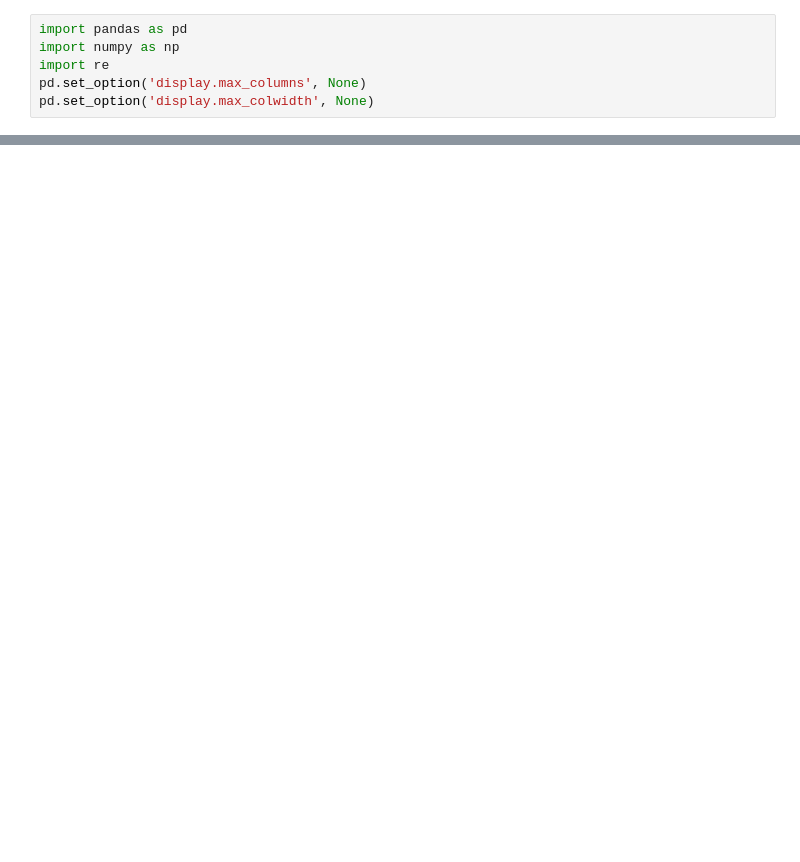
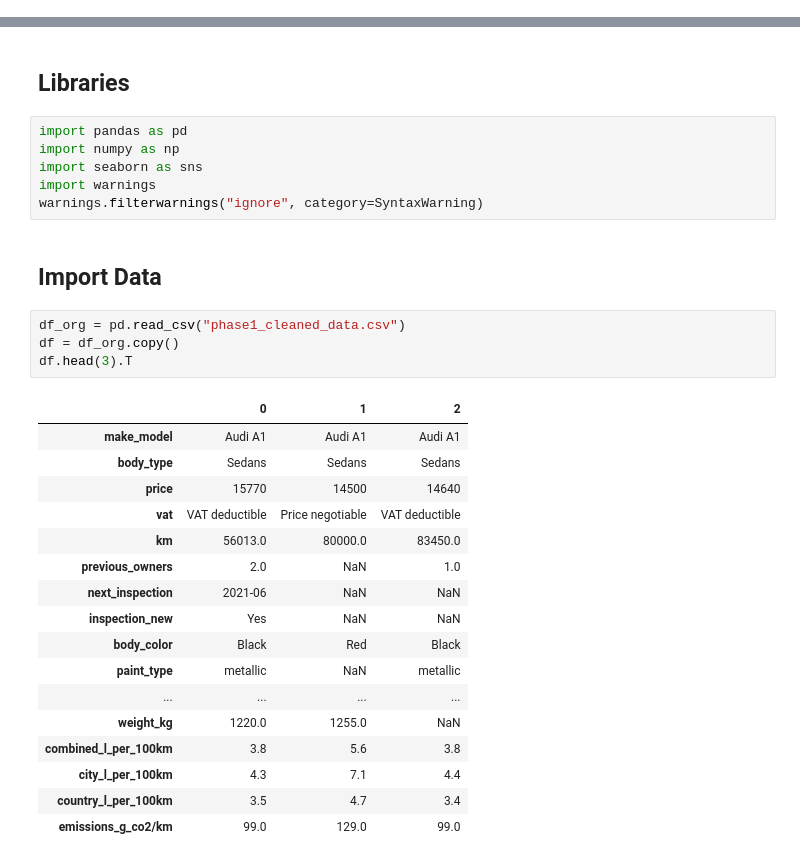
Before and after one commit to mjoslin-ai/Magnimind-Project-Auto-Scout, a Jupyter notebook: missing_value_analysis.ipynb, the cells around one changed output, grey strips where cells are left out. Saved outputs shown, nothing was run; the diff lists cells and outputs as text; blank space fills up the shorter version.

```diff
--- a/missing_value_analysis.ipynb
+++ b/missing_value_analysis.ipynb
@@ -8,6 +0,0 @@
-# %%
-import pandas as pd
-import numpy as np
-import re
-pd.set_option('display.max_columns', None)
-pd.set_option('display.max_colwidth', None)
@@ -49,0 +36,32 @@ None
+# %% [markdown]
+## Libraries
+# %%
+import pandas as pd
+import numpy as np
+import seaborn as sns
+import warnings
+warnings.filterwarnings("ignore", category=SyntaxWarning)
+# %% [markdown]
+## Import Data
+# %%
+df_org = pd.read_csv("phase1_cleaned_data.csv")
+df = df_org.copy()
+df.head(3).T
+# %% [output]
+|  | 0 | 1 | 2 |
+| make_model | Audi A1 | Audi A1 | Audi A1 |
+| body_type | Sedans | Sedans | Sedans |
+| price | 15770 | 14500 | 14640 |
+| vat | VAT deductible | Price negotiable | VAT deductible |
+| km | 56013.0 | 80000.0 | 83450.0 |
+| previous_owners | 2.0 | NaN | 1.0 |
+| next_inspection | 2021-06 | NaN | NaN |
+| inspection_new | Yes | NaN | NaN |
+| body_color | Black | Red | Black |
+| paint_type | metallic | NaN | metallic |
+| ... | ... | ... | ... |
+| weight_kg | 1220.0 | 1255.0 | NaN |
+| combined_l_per_100km | 3.8 | 5.6 | 3.8 |
+| city_l_per_100km | 4.3 | 7.1 | 4.4 |
+| country_l_per_100km | 3.5 | 4.7 | 3.4 |
+| emissions_g_co2/km | 99.0 | 129.0 | 99.0 |
```
Also changed, not shown: parts of 123 cells of this notebook, 2 other files.
